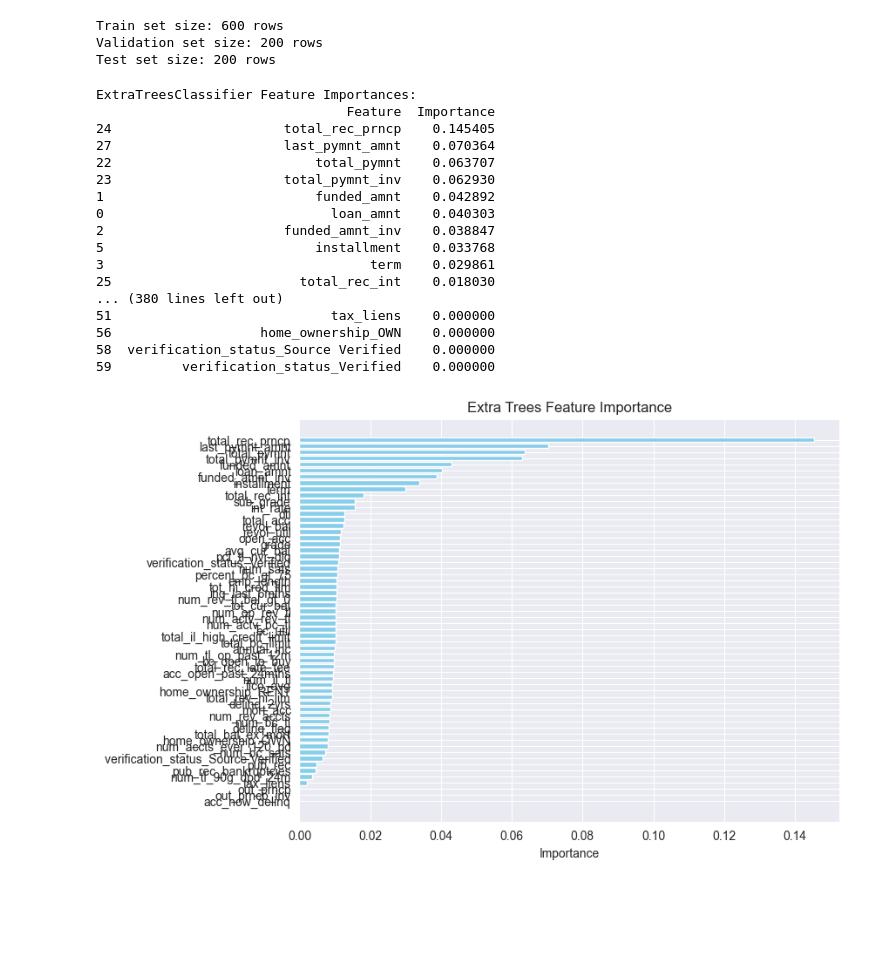
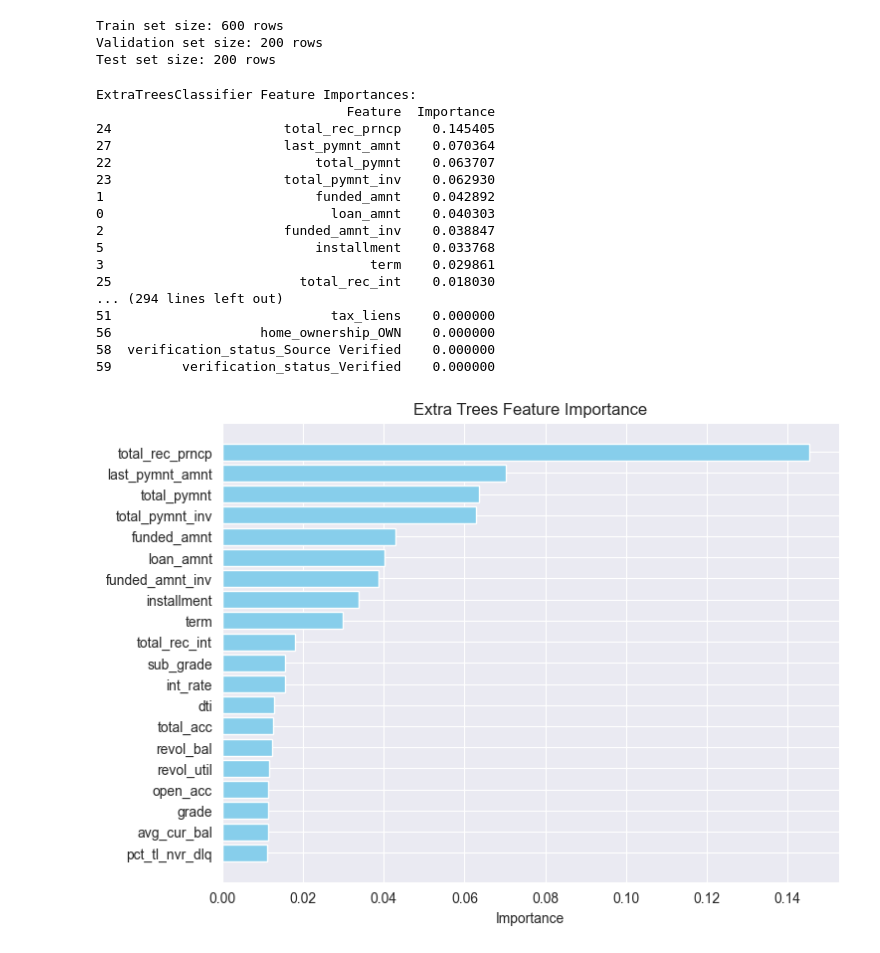
Before and after one commit to SNU-fintech-team-4/LendSure, a Jupyter notebook: Domain-team/main.ipynb, the cells around one changed output. Cells and saved outputs as stored; diff of their text form; code cells hidden in the pictures; blank space fills up the shorter version.

```diff
--- a/Domain-team/main.ipynb
+++ b/Domain-team/main.ipynb
@@ -421,34 +410,36 @@ print(xgb_importance_df)
 
 # --- Feature Importance 시각화 ---
 def plot_feature_importance(df, title, color='skyblue'):
+    # 상위 20개 Feature만 선택
+    df_top20 = df.head(20)
     plt.figure(figsize=(8, 6))
-    plt.barh(df['Feature'], df['Importance'], color=color)
+    plt.barh(df_top20['Feature'], df_top20['Importance'], color=color)
     plt.gca().invert_yaxis()
     plt.title(title)
     plt.xlabel("Importance")
     plt.show()
 
 plot_feature_importance(etc_importance_df, "Extra Trees Feature Importance", 'skyblue')
 plot_feature_importance(ada_importance_df, "AdaBoost Feature Importance", 'lightgreen')
 plot_feature_importance(lgb_importance_df, "LightGBM Feature Importance", 'salmon')
 plot_feature_importance(rf_importance_df, "Random Forest Feature Importance")
 plot_feature_importance(xgb_importance_df, "XGBoost Feature Importance", 'lightgreen')
 # %% [output]
 ExtraTreesClassifier Feature Importances:
                                 Feature  Importance
 24                      total_rec_prncp    0.145405
 27                      last_pymnt_amnt    0.070364
 22                          total_pymnt    0.063707
 23                      total_pymnt_inv    0.062930
 1                           funded_amnt    0.042892
 0                             loan_amnt    0.040303
 2                       funded_amnt_inv    0.038847
 5                           installment    0.033768
 3                                  term    0.029861
 25                        total_rec_int    0.018030
-... (380 lines left out)
+... (294 lines left out)
 51                            tax_liens    0.000000
 56                   home_ownership_OWN    0.000000
 58  verification_status_Source Verified    0.000000
 59         verification_status_Verified    0.000000
-[figure, old version]
+[figure, new version]
```
Also changed, not shown: parts of 8 cells of this notebook.
